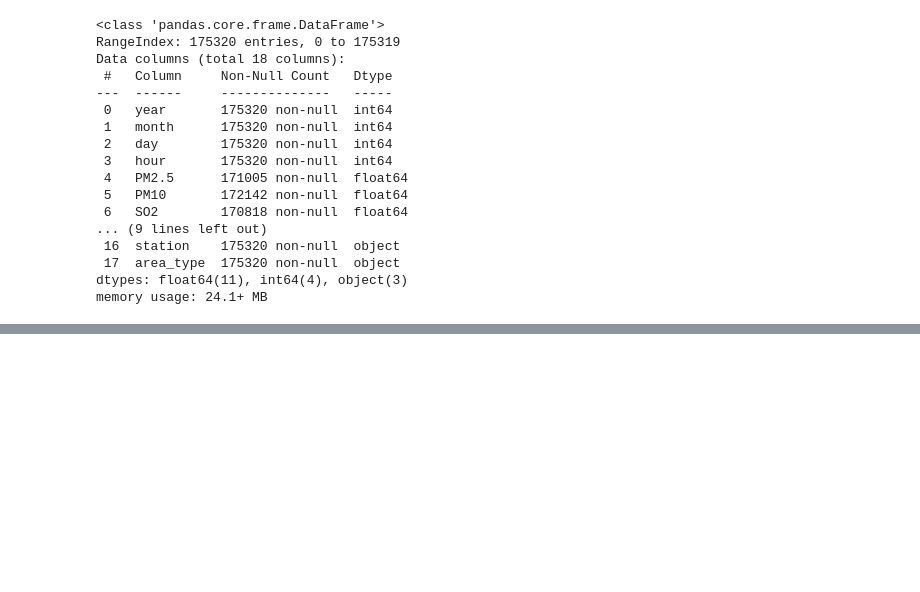
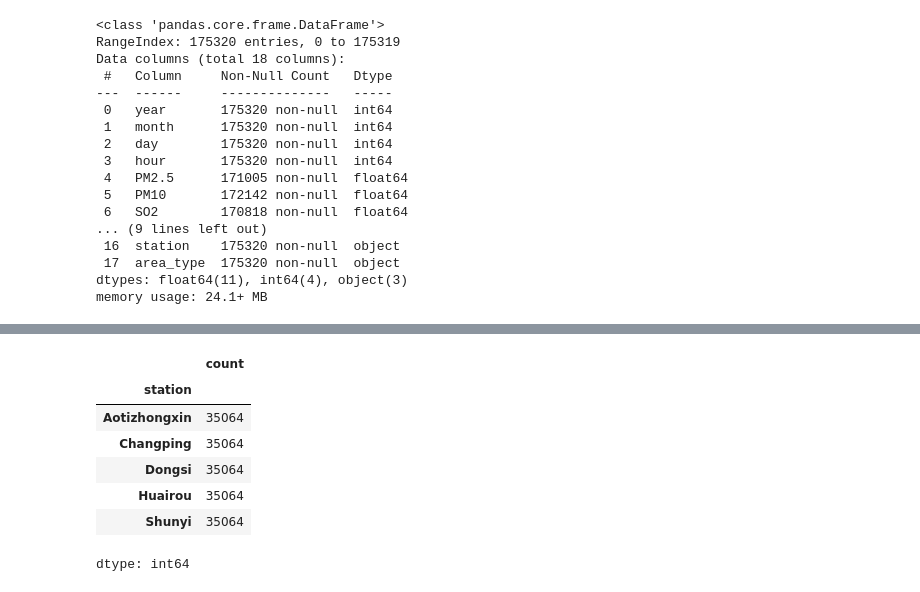
Before and after one commit to Sher-win/Programming-with-Data-Analysis, a Jupyter notebook: Data_Analytics_Project.ipynb, the cells around one changed output, grey strips where cells are left out. Cells and saved outputs as stored; diff of their text form; code cells hidden in the pictures; blank space fills up the shorter version.

```diff
--- a/Data_Analytics_Project.ipynb
+++ b/Data_Analytics_Project.ipynb
@@ -204,0 +271,11 @@ memory usage: 24.1+ MB
+# %%
+df['station'].value_counts()
+# %% [output]
+|  | count |
+| station |  |
+| Aotizhongxin | 35064 |
+| Changping | 35064 |
+| Dongsi | 35064 |
+| Huairou | 35064 |
+| Shunyi | 35064 |
+dtype: int64
```
Also changed, not shown: parts of 23 cells of this notebook.
